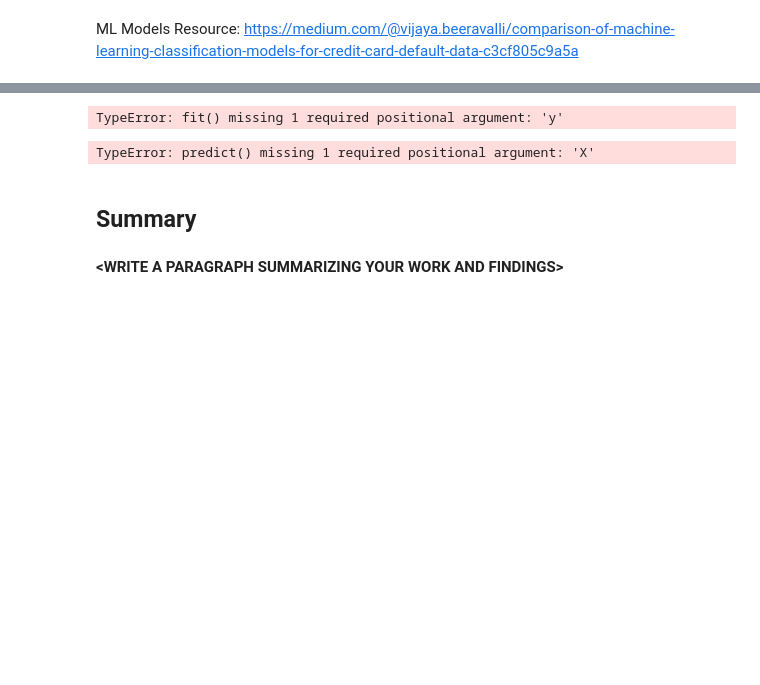
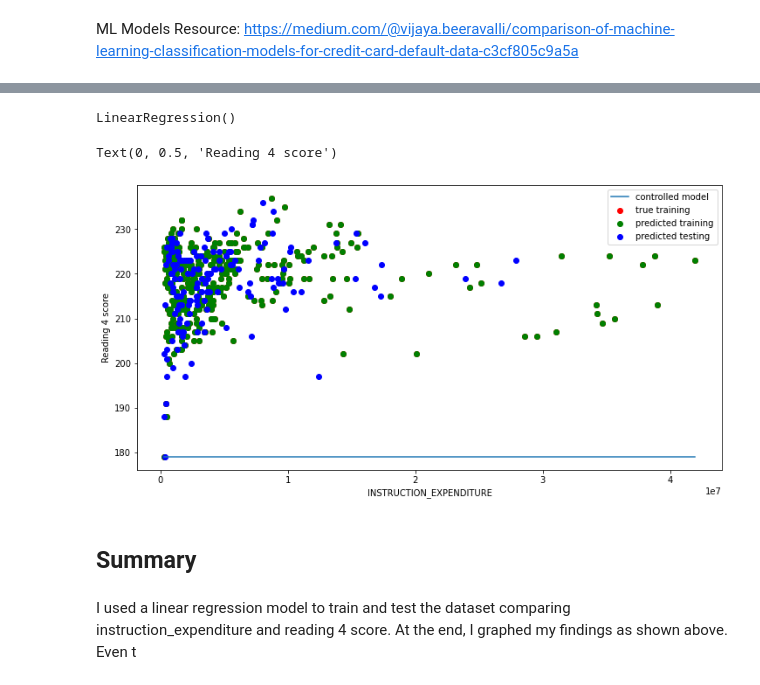
Before and after one commit to michaelc-yu/MDST-tutorial, a Jupyter notebook: checkpoint2/checkpoint2.ipynb, the cells around one changed output, grey strips where cells are left out. Drawn from its saved outputs; the diff is of its cells as text; code cells hidden in the pictures; blank space fills up the shorter version.

```diff
--- a/checkpoint2/checkpoint2.ipynb
+++ b/checkpoint2/checkpoint2.ipynb
@@ -200,3 +198,8 @@ y = df.AVG_READING_4_SCORE
 # %%
+X = df[["INSTRUCTION_EXPENDITURE", "AVG_READING_4_SCORE"]].dropna()
+y = df.loc[X.index]['AVG_READING_4_SCORE']
 X_train, X_test, y_train, y_test = train_test_split(
-     X, y, test_size=100, random_state=0)
+     X, y, test_size=.3, random_state=0)
+# %%
+model = LinearRegression()
+model.fit(X_train, y_train)
@@ -214,11 +222,9 @@ from sklearn.model_selection import train_test_split
 # %%
 # create your model here
-model = DecisionTreeClassifier
+model = LinearRegression()
 # %%
 model.fit(X_train, y_train)
 # %% [output]
-TypeError: fit() missing 1 required positional argument: 'y'
+LinearRegression()
 # %%
 y_pred = model.predict(X_test)
-# %% [output]
-TypeError: predict() missing 1 required positional argument: 'X'
@@ -231,26 +231,29 @@ plot_confusion_matrix(model, X_test, y_test,
 # %%
 # FOR REGRESSION ONLY: (pick a single column to visualize results)
 
 # Results from this graph _should not_ be used as a part of your results -- it is just here to help with intuition.
 # Instead, look at the error values and individual intercepts.
 
 
-col_name = ??
+col_name = 'INSTRUCTION_EXPENDITURE'
 col_index = X_train.columns.get_loc(col_name)
 
 f = plt.figure(figsize=(12,6))
 plt.scatter(X_train[col_name], y_train, color = "red")
 plt.scatter(X_train[col_name], model.predict(X_train), color = "green")
 plt.scatter(X_test[col_name], model.predict(X_test), color = "blue")
 
 new_x = np.linspace(X_train[col_name].min(),X_train[col_name].max(),200)
 intercept = model.predict([X_train.sort_values(col_name).iloc[0]]) - X_train[col_name].min()*model.coef_[col_index]
 plt.plot(new_x, intercept+new_x*model.coef_[col_index])
 
 plt.legend(['controlled model','true training','predicted training','predicted testing'])
 plt.xlabel(col_name)
-plt.ylabel(??)
+plt.ylabel('Reading 4 score')
+# %% [output]
+Text(0, 0.5, 'Reading 4 score')
+[figure, added]
 # %% [markdown]
 <h2> Summary </h2>
-# %% [markdown]
-**<WRITE A PARAGRAPH SUMMARIZING YOUR WORK AND FINDINGS\>**
+# %% [markdown]
+I used a linear regression model to train and test the dataset comparing instruction_expenditure and reading 4 score. At the end, I graphed my findings as shown above. Even t
```
Also changed, not shown: parts of 6 cells of this notebook.
